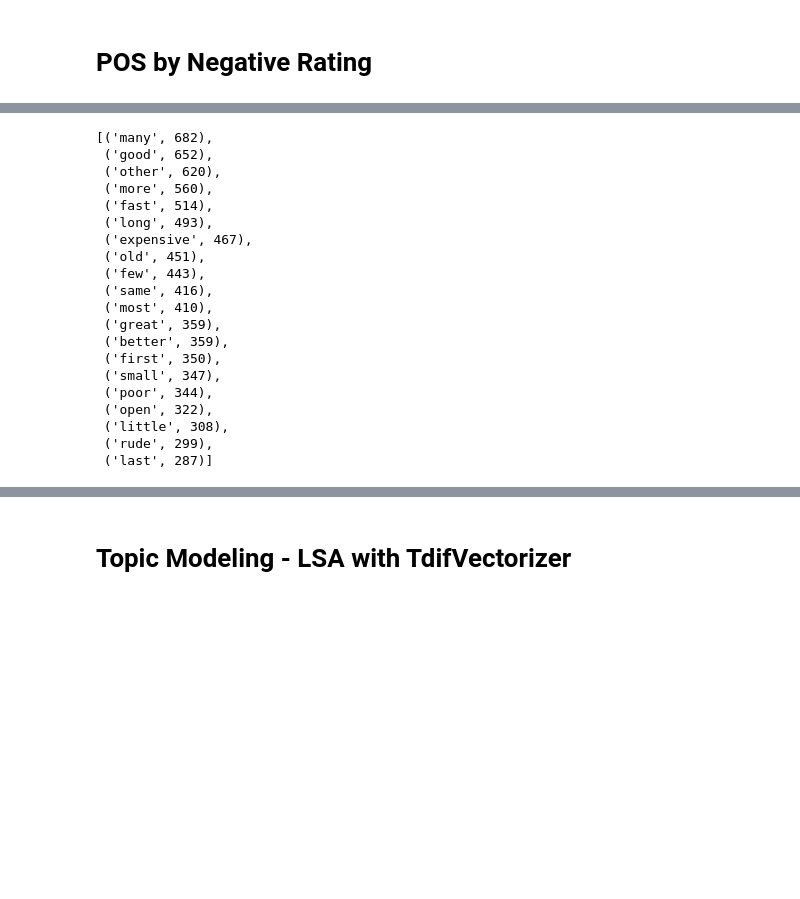
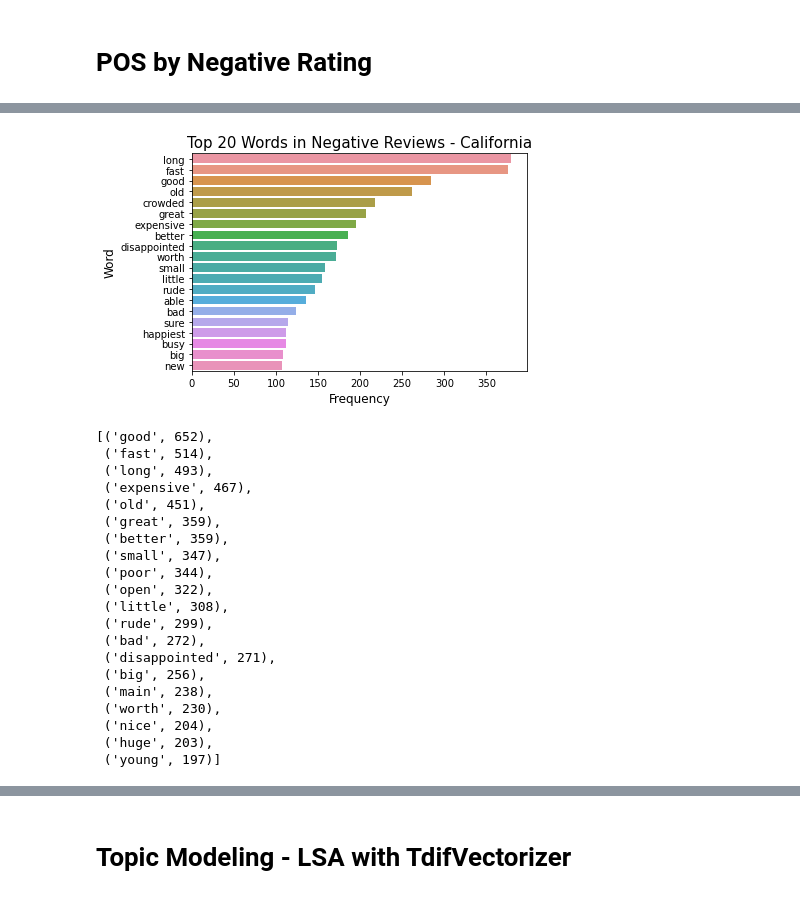
Before and after one commit to sandra-t-3282/Sentiment_Analysis_Disney_Parks_Reviews, a Jupyter notebook: NLP_disney_park_subsets.ipynb, the cells around one changed output, grey strips where cells are left out. Drawn from its saved outputs; the diff is of its cells as text; code cells hidden in the pictures; blank space fills up the shorter version.

```diff
--- a/NLP_disney_park_subsets.ipynb
+++ b/NLP_disney_park_subsets.ipynb
@@ -195,30 +225,40 @@ calif_neg_adj
+# %%
+# Visualize top words
+sns.barplot(x=list(dict(calif_neg_adj).values()), y=list(dict(calif_neg_adj).keys()), data=calif_neg_reviews)
+
+plt.xlabel("Frequency", fontsize=12)
+plt.ylabel("Word", fontsize=12)
+plt.title("Top 20 Words in Negative Reviews - California", fontsize=15)
+plt.show()
+# %% [output]
+[figure, added]
 # %%
 # Do the same for the negative reviews
 paris_neg_reviews = paris[paris['Rating_Type']=='Negative']
 
-paris_neg_adj = [token.text.lower() for doc in paris_neg_reviews.spacy_doc for token in doc if token.pos_=='ADJ']
+paris_neg_adj = [token.text.lower() for doc in paris_neg_reviews.spacy_doc for token in doc if (token.pos_=='ADJ' and not token.is_stop)]
 
 # Top 20 common adjectives in negative reviews
 paris_neg_adj = Counter(paris_neg_adj).most_common(20)
 paris_neg_adj
 # %% [output]
-[('many', 682),
- ('good', 652),
- ('other', 620),
- ('more', 560),
+[('good', 652),
  ('fast', 514),
  ('long', 493),
  ('expensive', 467),
  ('old', 451),
- ('few', 443),
- ('same', 416),
- ('most', 410),
  ('great', 359),
  ('better', 359),
- ('first', 350),
  ('small', 347),
  ('poor', 344),
  ('open', 322),
  ('little', 308),
  ('rude', 299),
- ('last', 287)]
+ ('bad', 272),
+ ('disappointed', 271),
+ ('big', 256),
+ ('main', 238),
+ ('worth', 230),
+ ('nice', 204),
+ ('huge', 203),
+ ('young', 197)]
```
Also changed, not shown: parts of 17 cells of this notebook, 4 other files.
